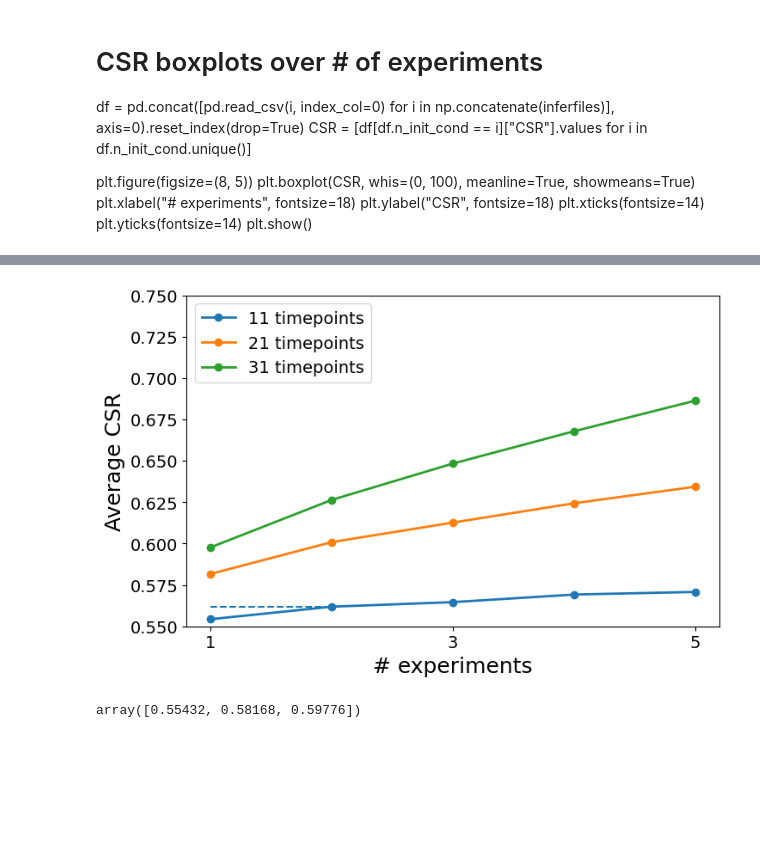
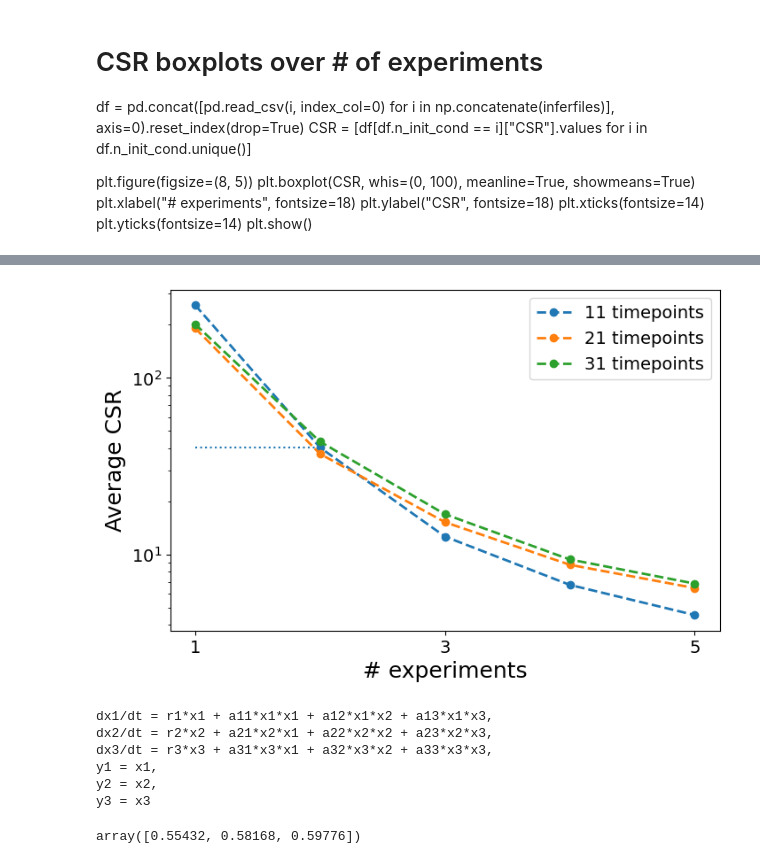
Before and after one commit to joaovaleriano/gLV_OED, a Jupyter notebook: notebooks/analysis_all_growth_repeated_experiment.ipynb, the cells around one changed output, grey strips where cells are left out. Cells and saved outputs as stored; diff of their text form; code cells hidden in the pictures; blank space fills up the shorter version.

```diff
--- a/notebooks/analysis_all_growth_repeated_experiment.ipynb
+++ b/notebooks/analysis_all_growth_repeated_experiment.ipynb
@@ -23,7 +23,7 @@ def natural_sort(l):
                                    for c in re.split('([0-9]+)', key)]
     return sorted(l, key=alphanum_key)
 # %%
-datapath = "../experiment_outputs/test_growth3_rep_env_noise0.1"
+datapath = "../experiment_outputs/sdumont/growth_10_sp_10_param_seed_20_init_cond_20_rep_single_noise_cond_env_noise0.1"
 log = h5py.File(f"{datapath}/data_generation_log.h5", "r")
 
 print(f"n_species = {log.attrs['n_species']}")
@@ -110,7 +110,7 @@ plt.figure(figsize=(8, 5))
 for i in range(len(log.attrs["n_samples"])):
     df = pd.concat([pd.read_csv(i, index_col=0)
                    for i in inferfiles[i]], axis=0).reset_index(drop=True)
-    plt.hist(df.CSR.values, 15,
+    plt.hist(df.CSR.values, 100,
              histtype="step", label=f"Avg dt = {log.attrs['avg_samp_dt'][i]}",
              lw=2, density=True)
 plt.legend(loc="upper left", fontsize=16)
@@ -128,7 +128,7 @@ plt.figure(figsize=(8, 5))
 for i in range(len(log.attrs["n_samples"])):
     df = pd.concat([pd.read_csv(i, index_col=0)
                    for i in inferfiles[i]], axis=0).reset_index(drop=True)
-    plt.hist(df.ES.values, 15,
+    plt.hist(df.ES.values, 50,
              histtype="step", label=f"Avg dt = {log.attrs['avg_samp_dt'][i]}",
              lw=2, density=True)
 plt.legend(loc="upper left", fontsize=16)
@@ -187,0 +204,16 @@ for i in range(len(log.attrs["n_samples"])):
+# %%
+df = pd.concat([pd.read_csv(i, index_col=0)
+                   for i in inferfiles[-1]], axis=0).reset_index(drop=True)
+
+first_wrong_sign = [[] for i in range(len(df["n_rep"].unique()))]
+
+for j in range(len(inferfiles[-1])):
+    df = pd.read_csv(inferfiles[-1][j], index_col=0)
+    p = get_meta(open(metadatafiles[-1][j], "r").read().split("\n"))["parameters"]
+    for i in tqdm(range(len(df))):
+        a = df.iloc[i,15:115].values
+        correct_sign = np.sign(a) == np.sign(p[10:])
+        correct_sign = correct_sign[np.argsort(np.abs(a))][::-1]
+        first_wrong_sign[df["n_rep"].iloc[i]-1].append(np.where(correct_sign==False)[0][0])
+    # a = a[np.argsort(np.abs(a))][::-1]
+    # plt.scatter(np.arange(len(a)), np.abs(a), c=correct_sign, cmap="coolwarm")'
@@ -188,33 +313,51 @@ for i in range(len(log.attrs["n_samples"])):
 # %%
 # average CSR over time
 avgCSR = np.zeros((len(log.attrs["avg_samp_dt"]), log.attrs["repetitions"]))
 for i in range(len(log.attrs["avg_samp_dt"])):
     df = pd.concat([pd.read_csv(k, index_col=0)
                    for k in inferfiles[i]], axis=0).reset_index(drop=True)
 
     for j in range(log.attrs["repetitions"]):
         n_rep = df["n_rep"].unique()[j]
         avgCSR[i, j] = df[df["n_rep"] ==
-                          n_rep]["CSR"].values.mean()
+                          n_rep]["MSPD"].values.mean()
 
 labels = [f"{i} timepoints" for i in log.attrs["n_samples"]]
 plt.figure(figsize=(8, 5))
 for i in range(len(avgCSR)):
     plt.plot(np.arange(1, len(avgCSR[i])+1),
-             avgCSR[i], "-o", lw=2, label=labels[i])
-plt.legend(loc="upper left", fontsize=14)
+             avgCSR[i], "--o", lw=2, label=labels[i])
+plt.legend(loc="upper right", fontsize=14)
 plt.xlabel("# experiments", fontsize=18)
 plt.ylabel("Average CSR", fontsize=18)
 plt.xticks(np.arange(1, len(CSR)+1, 2), fontsize=14)
-plt.yticks(np.arange(0.55, 0.8, 0.025), fontsize=14)
-plt.ylim(0.55, 0.75)
+# plt.yticks(np.arange(0.55, 0.9, 0.05), fontsize=14)
+plt.yticks(fontsize=14)
+# plt.ylim(5e-1, 1e2)
 for i in range(1, len(avgCSR[0]), 6):
-    plt.hlines(avgCSR[0, i], 1, i+1, color="C0", ls="--")
+    plt.hlines(avgCSR[0, i], 1, i+1, color="C0", ls="dotted")
     # plt.hlines(avgCSR[1,i], 1, i+1, color="C1")
+plt.yscale("log")
 plt.show()
 # plt.savefig("avg_csr_vs_#exp_with_reps.png", dpi=300, bbox_inches="tight")
 # %% [output]
-[figure, old version]
+[figure, new version]
+# %%
+n = 3
+model = ""
+for i in range(1, n+1):
+    print(f"dx{i}/dt = r{i}*x{i} + " + " + ".join([f"a{i}{j}*x{i}*x{j}" for j in range(1, n+1)])+",")
+
+for i in range(1, n):
+    print(f"y{i} = x{i},")
+print(f"y{n} = x{n}")
+# %% [output]
+dx1/dt = r1*x1 + a11*x1*x1 + a12*x1*x2 + a13*x1*x3,
+dx2/dt = r2*x2 + a21*x2*x1 + a22*x2*x2 + a23*x2*x3,
+dx3/dt = r3*x3 + a31*x3*x1 + a32*x3*x2 + a33*x3*x3,
+y1 = x1,
+y2 = x2,
+y3 = x3
 # %%
 avgCSR[:,0]
 # %% [output]
```
Also changed, not shown: parts of 12 cells of this notebook, 11 other files.
